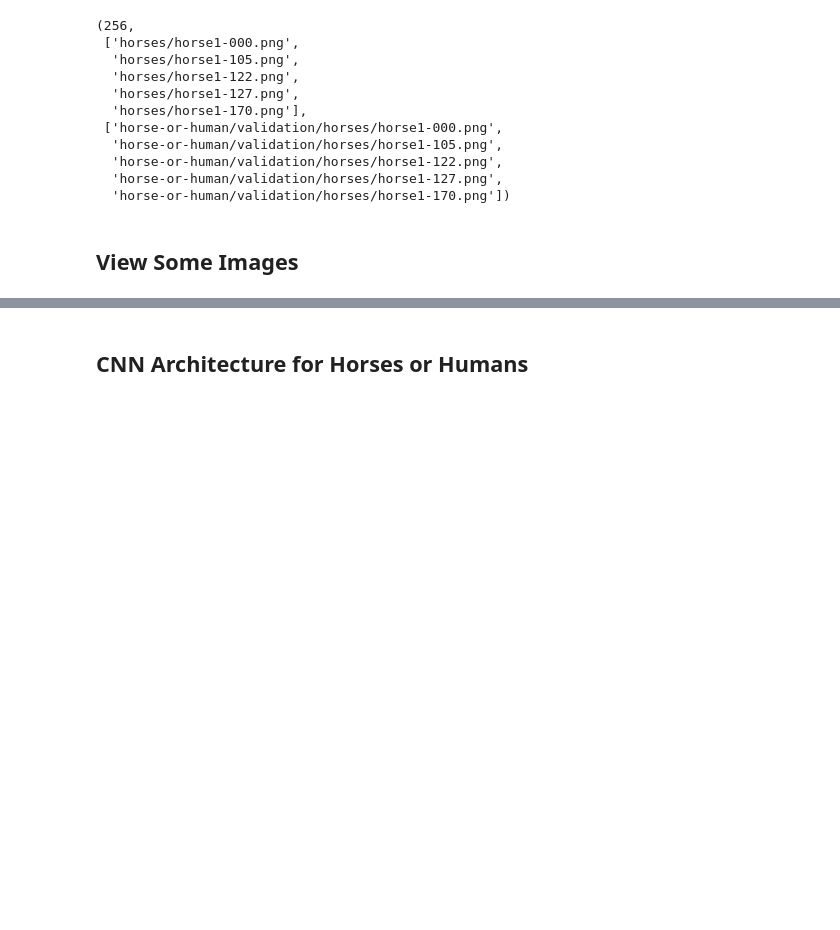
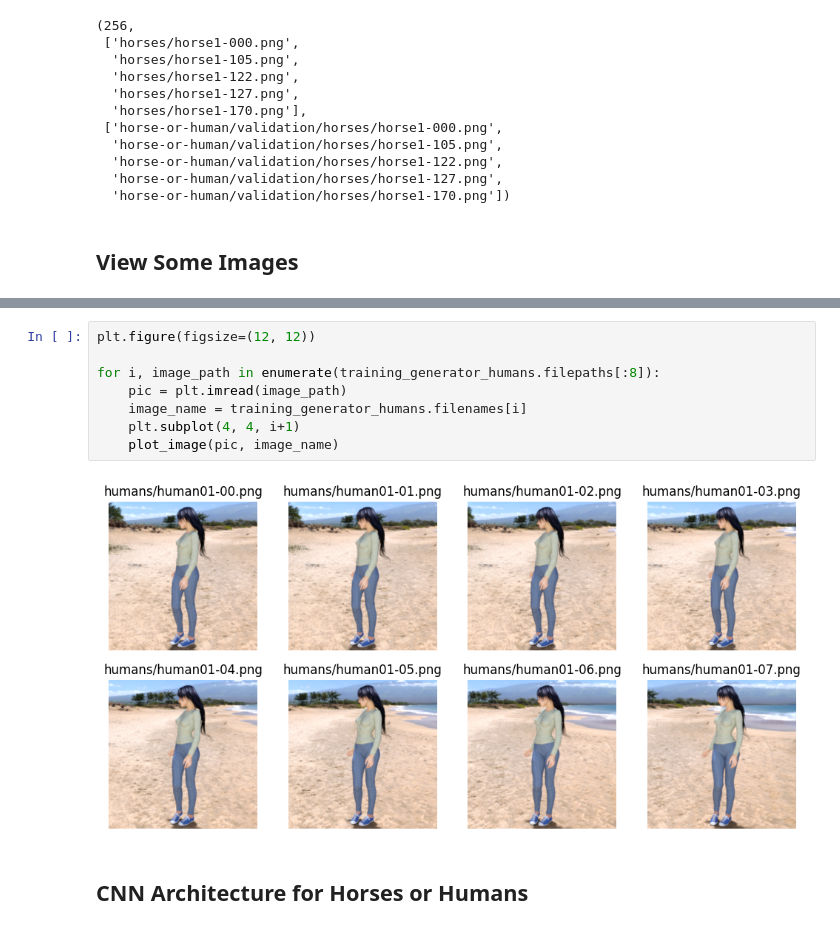
Before and after one commit to PaulToronto/AI-and-Machine-Learning-for-Coders---Book, a Jupyter notebook: 3_2_Building_a_CNN_to_Distinguish_Between_Horses_and_Humans.ipynb, the cells around one changed output, grey strips where cells are left out. Drawn from its saved outputs; the diff is of its cells as text; blank space fills up the shorter version.

```diff
--- a/3_2_Building_a_CNN_to_Distinguish_Between_Horses_and_Humans.ipynb
+++ b/3_2_Building_a_CNN_to_Distinguish_Between_Horses_and_Humans.ipynb
@@ -129,3 +167,13 @@ training_generator.class_indices, validation_generator.class_indices
+# %%
+plt.figure(figsize=(12, 12))
+
+for i, image_path in enumerate(training_generator_humans.filepaths[:8]):
+    pic = plt.imread(image_path)
+    image_name = training_generator_humans.filenames[i]
+    plt.subplot(4, 4, i+1)
+    plot_image(pic, image_name)
+# %% [output]
+[figure, added]
 # %% [markdown]
 ## CNN Architecture for Horses or Humans
 # %% [markdown]
```
Also changed, not shown: parts of 27 cells of this notebook.
